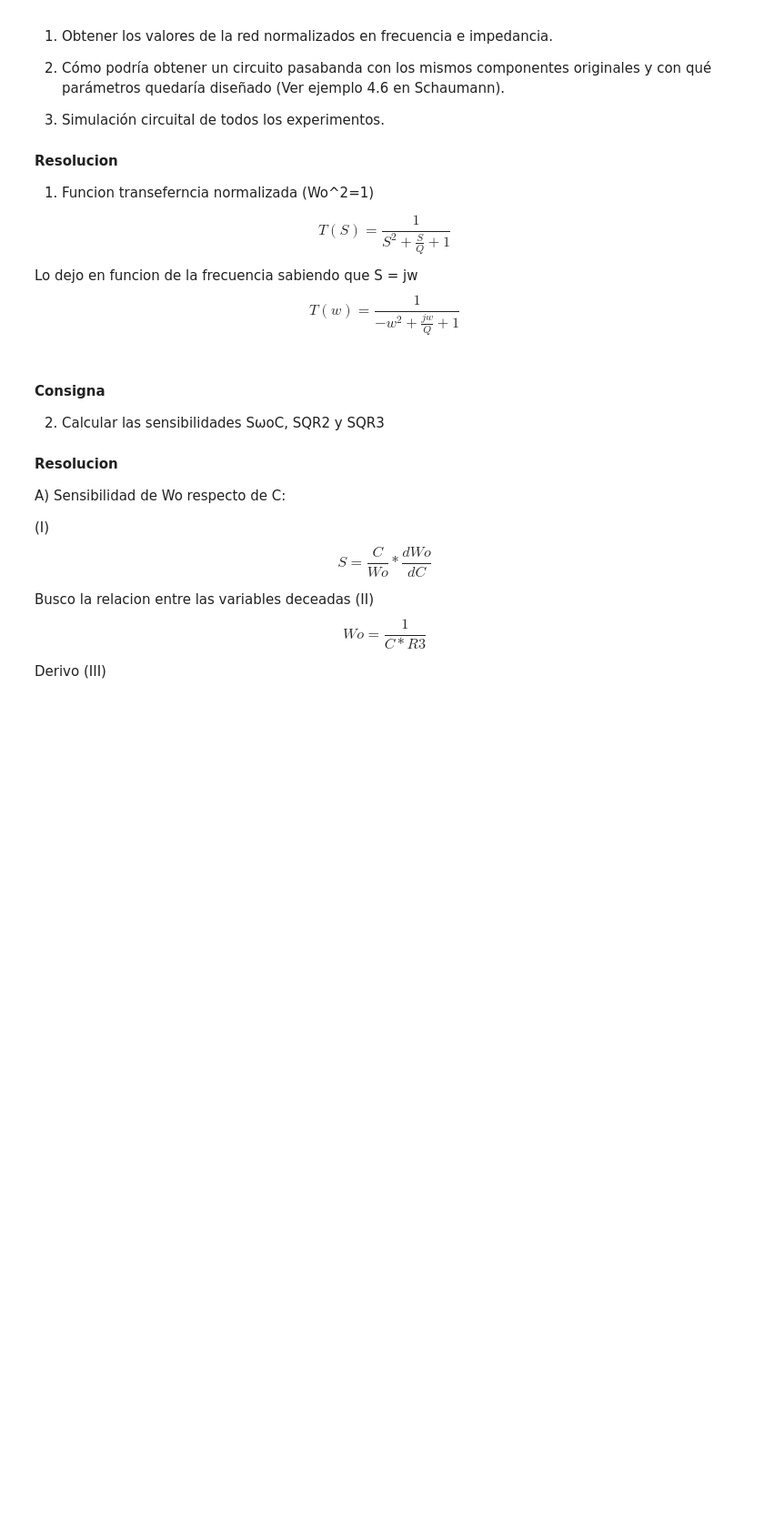
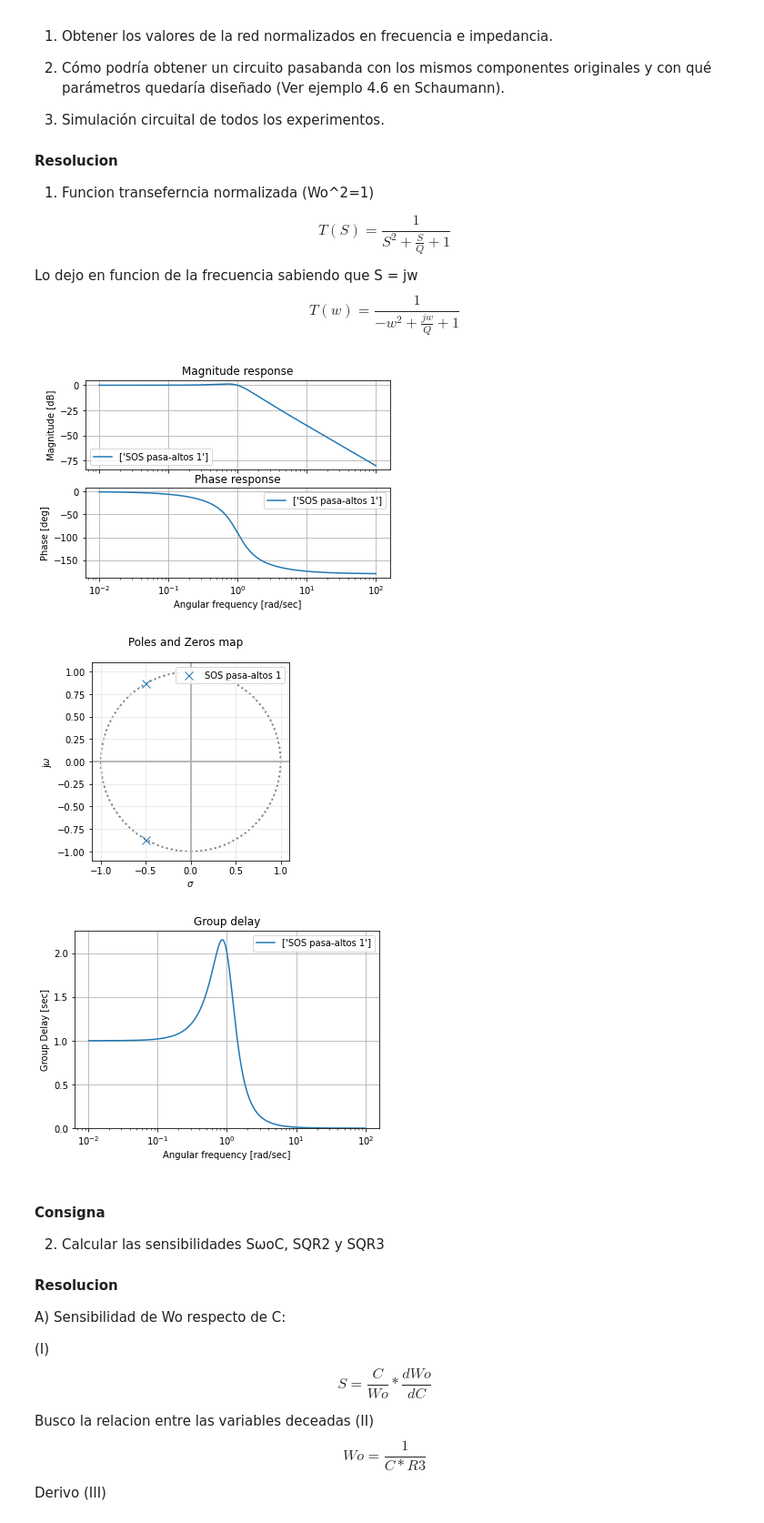
Before and after one commit to npepe/Tc2, a Jupyter notebook: TS2/Ts2_Pepe.ipynb, the cells around one changed output. Shown: that part at 91% size. Saved outputs shown, nothing was run; the diff lists cells and outputs as text; code cells hidden in the pictures; blank space fills up the shorter version.

```diff
--- a/TS2/Ts2_Pepe.ipynb
+++ b/TS2/Ts2_Pepe.ipynb
@@ -98,6 +98,24 @@ Lo dejo en funcion de la frecuencia sabiendo que S = jw
 \begin{equation}
 T(w)=\frac{1}{ -w^2 + \frac{jw}{Q} + 1}
 \end{equation}
+# %%
+import scipy
+import scipy.signal as signal
+from scipy import signal as sig
+from splane import analyze_sys
+
+from splane import analyze_sys, pretty_print_bicuad_omegayq
+
+num=[1]
+den=[1, 1, 1]
+
+
+mi_sos = sig.TransferFunction(num,den)
+analyze_sys(mi_sos, 'SOS pasa-altos 1')
+# %% [output]
+[figure, added]
+[figure, added]
+[figure, added]
 # %% [markdown]
 #### Consigna
 2) Calcular las sensibilidades  SωoC, SQR2 y SQR3
```
Also changed, not shown: 2 other files.
